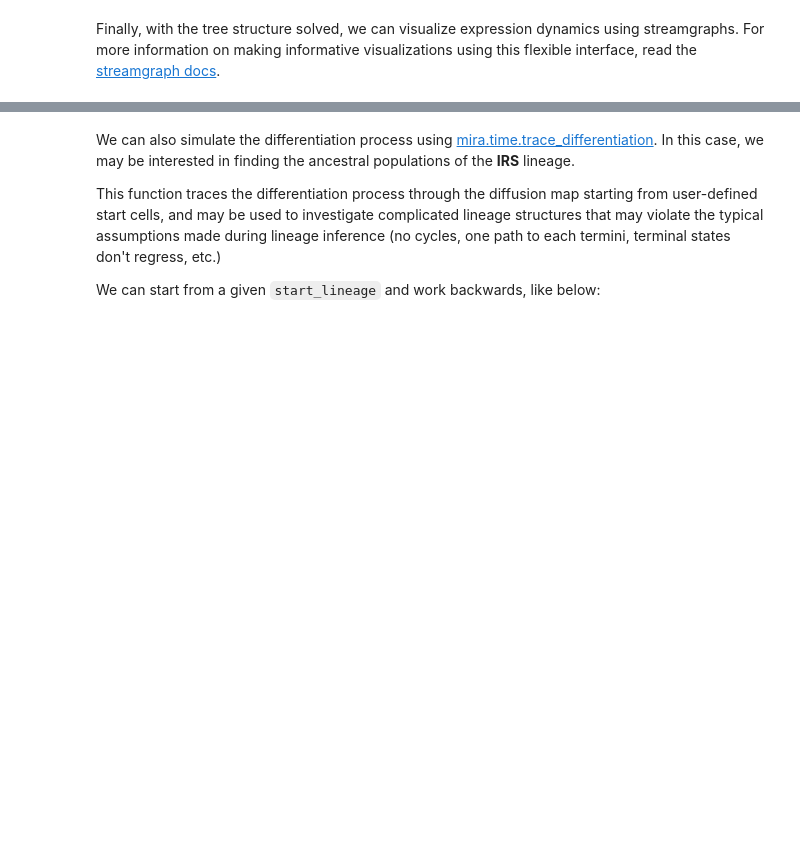
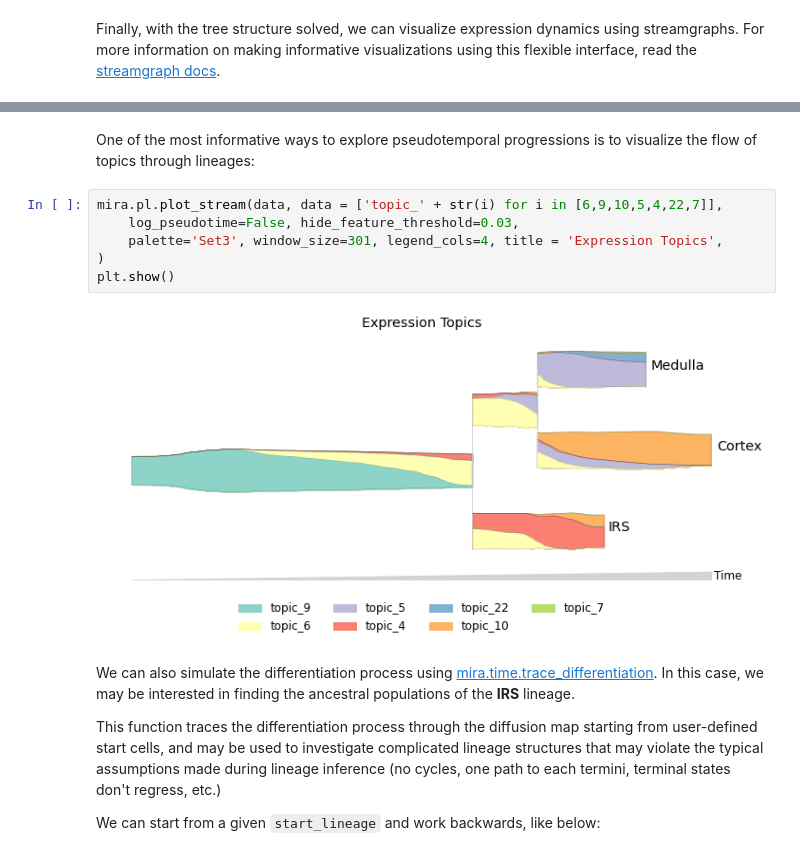
Before and after one commit to cistrome/MIRA, a Jupyter notebook: tutorial_mira.time.ipynb, the cells around one changed output, grey strips where cells are left out. Cells and saved outputs as stored; diff of their text form; blank space fills up the shorter version.

```diff
--- a/tutorial_mira.time.ipynb
+++ b/tutorial_mira.time.ipynb
@@ -156,3 +170,13 @@ plt.show()
+# %% [markdown]
+One of the most informative ways to explore pseudotemporal progressions is to visualize the flow of topics through lineages:
+# %%
+mira.pl.plot_stream(data, data = ['topic_' + str(i) for i in [6,9,10,5,4,22,7]],
+    log_pseudotime=False, hide_feature_threshold=0.03,
+    palette='Set3', window_size=301, legend_cols=4, title = 'Expression Topics',
+)
+plt.show()
+# %% [output]
+[figure, added]
 # %% [markdown]
 We can also simulate the differentiation process using [mira.time.trace_differentiation](../time/mira.time.trace_differentiation.html). In this case, we may be interested in finding the ancestral populations of the **IRS** lineage.
 
```
Also changed, not shown: parts of 10 cells of this notebook, 20 other files.
